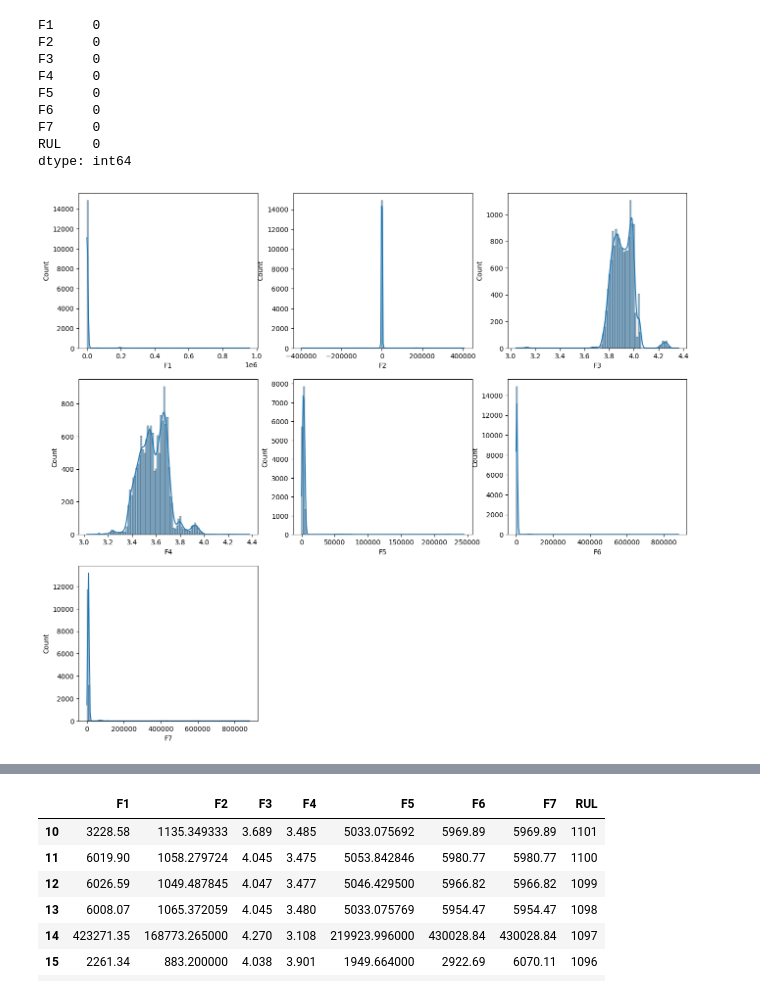
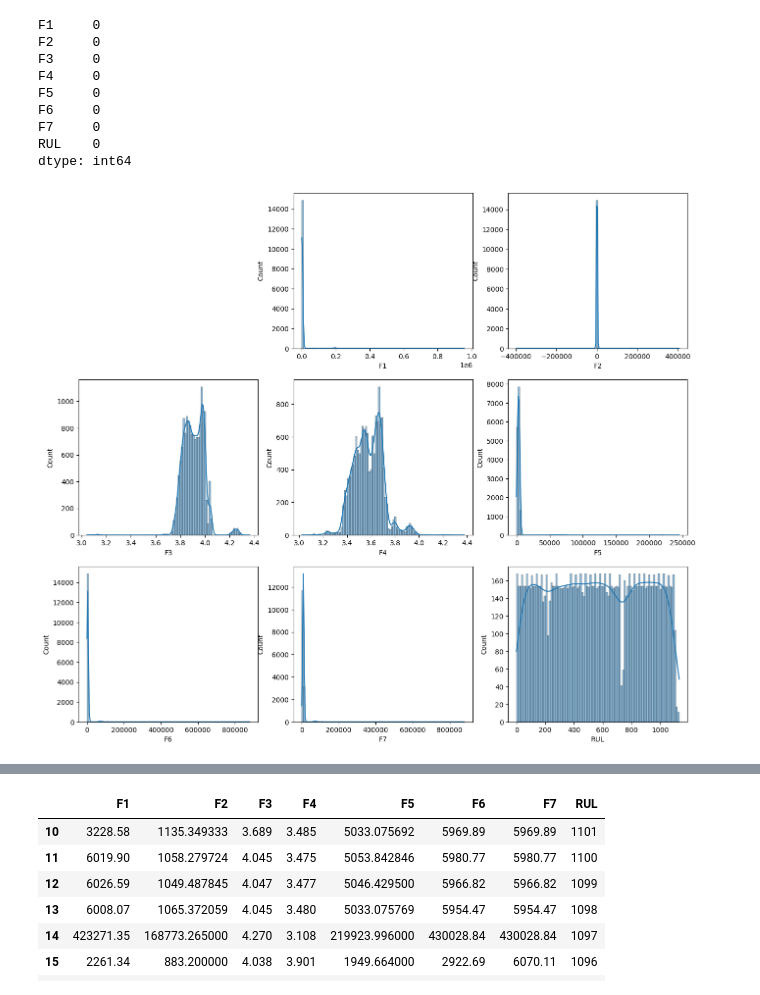
Before and after one commit to petr-larin/BMSTU-Graduate-Qualifying-Project, a Jupyter notebook: model-jupyter/Battery_RUL.ipynb, the cells around one changed output, grey strips where cells are left out. Drawn from its saved outputs; the diff is of its cells as text; code cells hidden in the pictures.

```diff
--- a/model-jupyter/Battery_RUL.ipynb
+++ b/model-jupyter/Battery_RUL.ipynb
@@ -83,7 +86,7 @@ df.shape
 # %%
 # Для удобства переименуем столбцы согласно авторской нотации
 
-new_col_labels = ['F1', 'F2', 'F3', 'F4', 'F5', 'F6', 'F7']
+new_col_labels = ['F1', 'F2', 'F3', 'F4', 'F5', 'F6', 'F7', 'RUL']
 
 df_column_dict = dict(zip(df.columns, new_col_labels))
 df_column_dict
@@ -116,13 +120,13 @@ dtype: int64
 # %%
 plt.figure(figsize=(16,14))
 
 for i,col in enumerate(new_col_labels):
-    plt.subplot(3, 3, i + 1)
+    plt.subplot(3, 3, i + 2)
     sns.histplot(x=col, data=df, bins=100, kde=True)
 
 plt.show()
 # %% [output]
-[figure, old version]
+[figure, new version]
 # %%
 plt.figure(figsize=(16,16))
 
```
Also changed, not shown: parts of 65 cells of this notebook, 10 other files.
